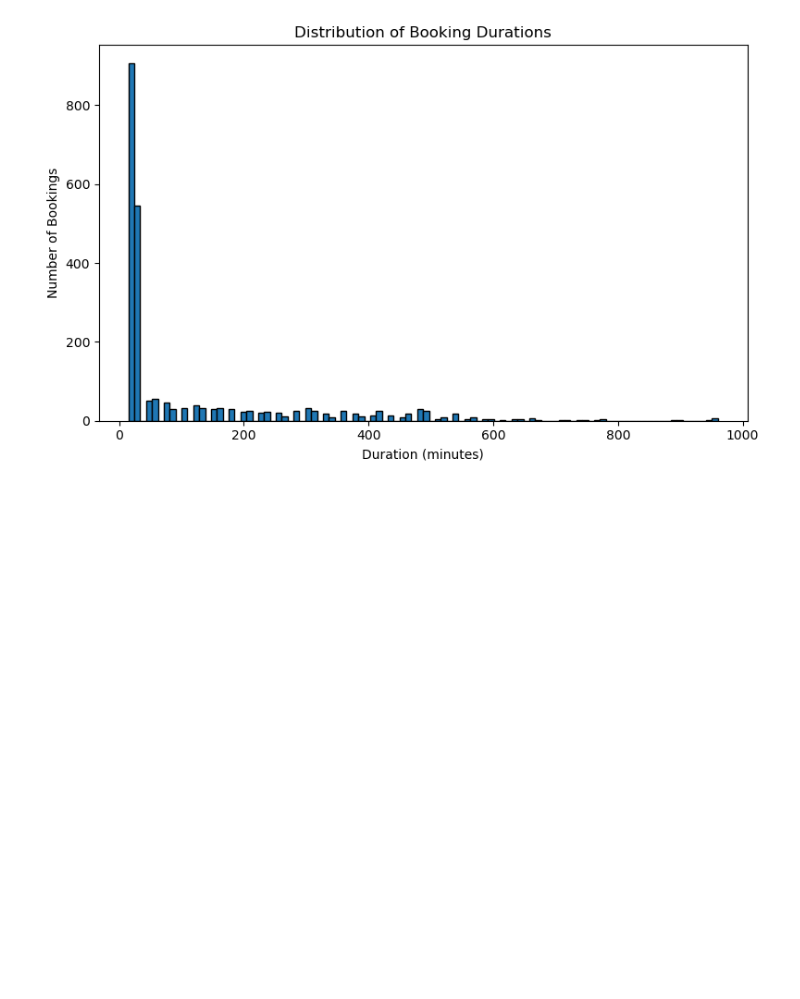
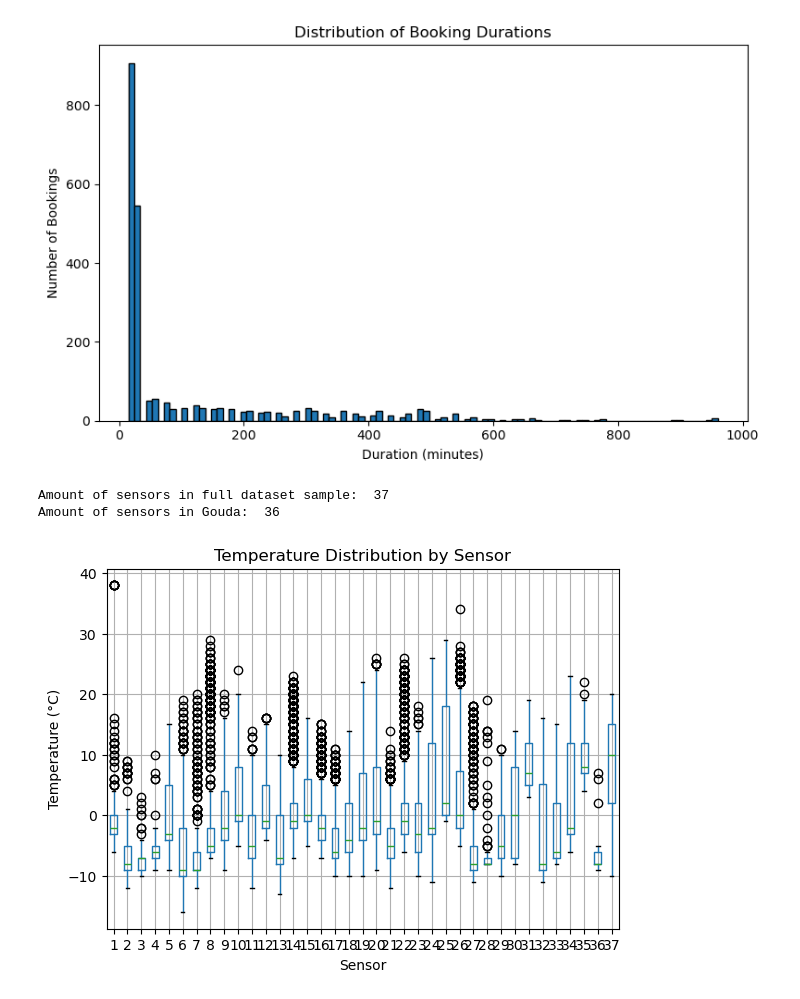
Before and after one commit to chenneman/CTC-advanced-data-science, a Jupyter notebook: Coding The Curbs.ipynb, the cells around one changed output. Drawn from its saved outputs; the diff is of its cells as text; code cells hidden in the pictures; blank space fills up the shorter version.

Commit message:
datasets are ready

```diff
--- a/Coding The Curbs.ipynb
+++ b/Coding The Curbs.ipynb
@@ -4,7 +4,7 @@ import numpy as np
 import pandas as pd
 import matplotlib.pyplot as plt
 # %%
-data_sensors_path = '../CTC - Data Sample Sensors.csv'
+data_sensors_path = '../CTC - Data Sample Sensors (1).csv'
 data_sensors = pd.read_csv(data_sensors_path, delimiter=',')
 
 # Convert Timestamp column to datetime
@@ -66,3 +87,21 @@ plt.tight_layout()
 plt.show()
 # %% [output]
 [figure]
+# %%
+number_of_sensors = data_sensors['sensor_id'].nunique()
+number_of_sensors_gouda = data_sensors_gouda['sensor id'].nunique()
+
+print("Amount of sensors in full dataset sample: ", number_of_sensors)
+print("Amount of sensors in Gouda: ", number_of_sensors_gouda)
+# %% [output]
+Amount of sensors in full dataset sample:  37
+Amount of sensors in Gouda:  36
+# %%
+data_sensors.boxplot(column="temperature", by="sensor_id")
+plt.title("Temperature Distribution by Sensor")
+plt.suptitle("")  # remove automatic title
+plt.xlabel("Sensor")
+plt.ylabel("Temperature (°C)")
+plt.show()
+# %% [output]
+[figure, added]
```
Also changed, not shown: parts of 1 cell of this notebook.
